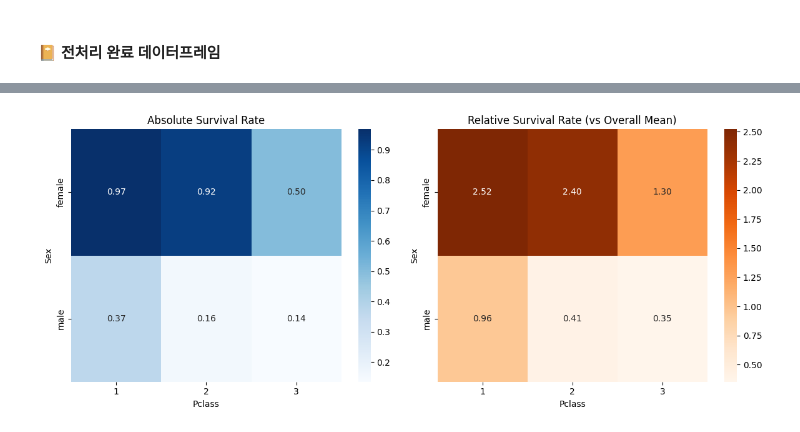
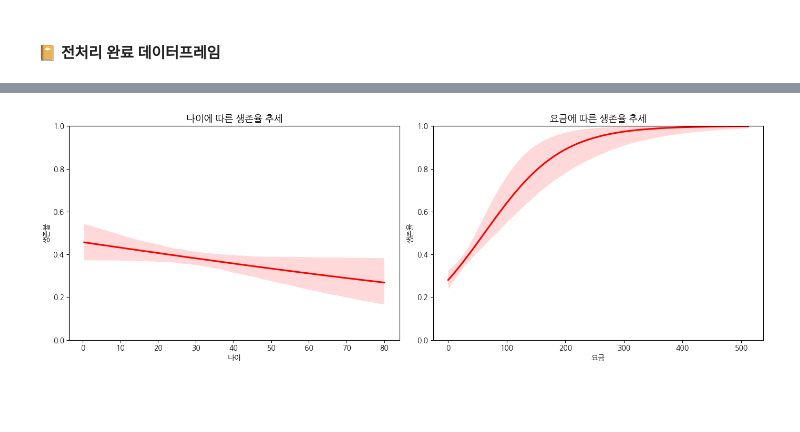
Before and after one commit to JyoARa/Machine-Learning, a Jupyter notebook: Project/Titanic/Titianic_DataAnalysis.ipynb, the cells around one changed output, grey strips where cells are left out. Drawn from its saved outputs; the diff is of its cells as text; code cells hidden in the pictures; blank space fills up the shorter version.

```diff
--- a/Project/Titanic/Titianic_DataAnalysis.ipynb
+++ b/Project/Titanic/Titianic_DataAnalysis.ipynb
@@ -601,4 +604,6 @@ for c in continuous_cols:
 # %%
-# 원본 보존을 위해 복사본 생성
+df_Target = df_kor["생존여부"]
+df_Features = df_kor.drop(columns=["생존여부"])
 
-df_kor_prep = df_kor.copy()
+display(df_Target.to_frame().head())
+display(df_Features.head())
@@ -604,0 +623,2 @@ df_kor_prep = df_kor.copy()
+# %%
+df_Features_Prep = df_Features.copy()
@@ -756,0 +855,2 @@ print(f"- 범주형 변수 변환 완료: {categorical_cols}")
+# %%
+df_Features_Prep["티켓문자여부"] = df_Features_Prep["티켓번호"].astype(str).str[0].apply(lambda x: 'X' if x.isdigit() else 'O')
@@ -874,46 +974,23 @@ plt.show()
 # %%
-import seaborn as sns
-import matplotlib.pyplot as plt
-import pandas as pd
+print("[수치형 변수별 생존율 추세 분석]")
 
-print("[교차분석 - Sex × Pclass]")
+num_cols = ["나이", "요금"]
 
-# 전체 평균 생존율
-overall_survival = df_kor_prep["Survived"].mean()
-print(f"전체 평균 생존율: {overall_survival:.3f}")
+fig, axes = plt.subplots(1, 2, figsize=(14, 5))
 
-# 절대 생존율 교차표
-cross_table = df_kor_prep.pivot_table(
-    index="Sex",
-    columns="Pclass",
-    values="Survived",
-    aggfunc="mean",
-    observed=True
-)
-
-# 상대적 생존율 교차표
-relative_table = cross_table / overall_survival
-
-print("\n[절대 생존율]")
-print(cross_table)
-
-print("\n[상대적 생존율] (전체 평균=1.0 기준)")
-print(relative_table)
-
-# 플롯 2개 나란히 배치
-fig, axes = plt.subplots(1, 2, figsize=(12, 5))
-
-# 절대 생존율 Heatmap
-sns.heatmap(cross_table, annot=True, fmt=".2f", cmap="Blues", ax=axes[0])
-axes[0].set_title("Absolute Survival Rate")
-axes[0].set_ylabel("Sex")
-axes[0].set_xlabel("Pclass")
-
-# 상대적 생존율 Heatmap
-sns.heatmap(relative_table, annot=True, fmt=".2f", cmap="Oranges", ax=axes[1])
-axes[1].set_title("Relative Survival Rate (vs Overall Mean)")
-axes[1].set_ylabel("Sex")
-axes[1].set_xlabel("Pclass")
+for i, c in enumerate(num_cols):
+    sns.regplot(
+        x=df_Features_Prep[c],
+        y=df_Target,
+        logistic=True,   # 로지스틱 회귀 곡선 → 생존확률 추세
+        scatter=False,   # 산점도 생략 (지저분해질 수 있음)
+        line_kws={"color":"red"},
+        ax=axes[i]
+    )
+    axes[i].set_title(f"{c}에 따른 생존율 추세", fontsize=13)
+    axes[i].set_ylabel("생존율")
+    axes[i].set_xlabel(c)
+    axes[i].set_ylim(0, 1)
 
 plt.tight_layout()
 plt.show()
@@ -935 +999 @@ male    0.960958  0.410088  0.352874
-[figure, old version]
+[figure, new version]
```
Also changed, not shown: parts of 30 cells of this notebook, 1 other file.
